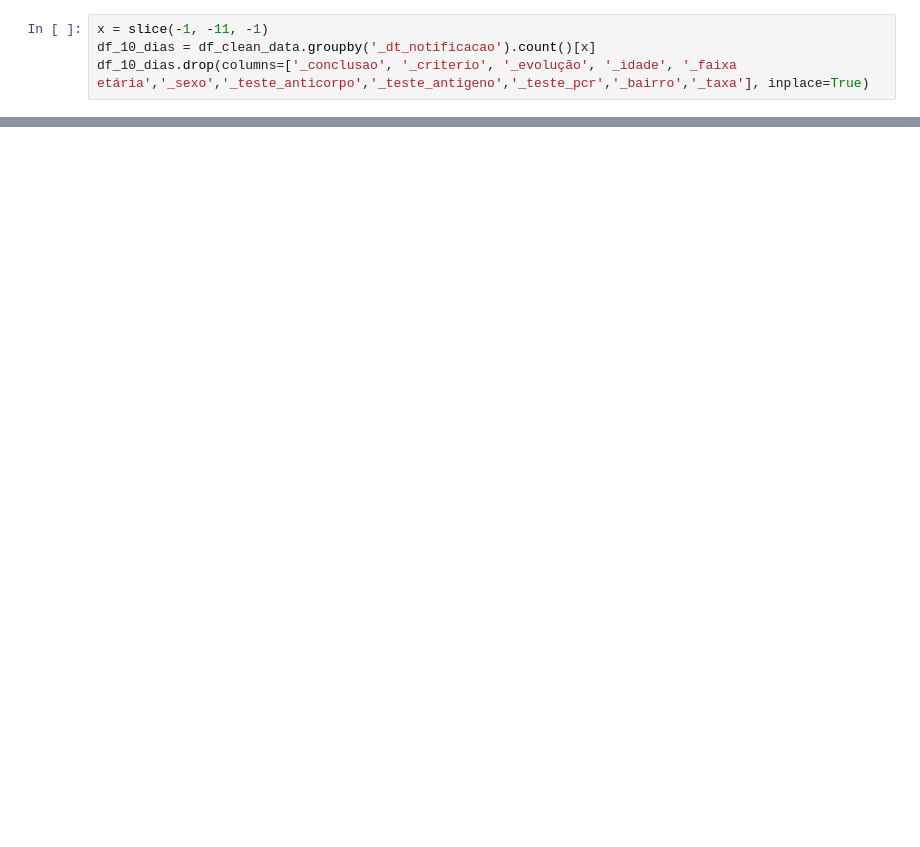
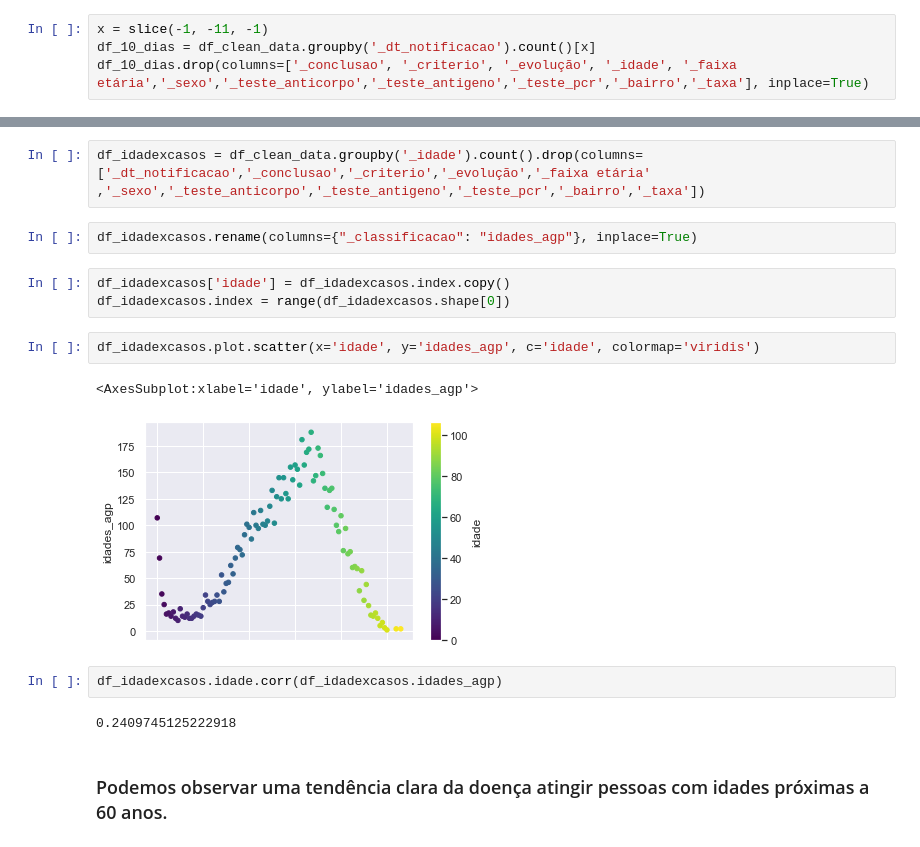
Before and after one commit to thiagos98/data-analysis-manaus, a Jupyter notebook: main.ipynb, the cells around one changed output, grey strips where cells are left out. Drawn from its saved outputs; the diff is of its cells as text; blank space fills up the shorter version.

```diff
--- a/main.ipynb
+++ b/main.ipynb
@@ -495,0 +468,18 @@ ax = ax
+# %%
+df_idadexcasos = df_clean_data.groupby('_idade').count().drop(columns=['_dt_notificacao','_conclusao','_criterio','_evolução','_faixa etária' ,'_sexo','_teste_anticorpo','_teste_antigeno','_teste_pcr','_bairro','_taxa'])
+# %%
+df_idadexcasos.rename(columns={"_classificacao": "idades_agp"}, inplace=True)
+# %%
+df_idadexcasos['idade'] = df_idadexcasos.index.copy()
+df_idadexcasos.index = range(df_idadexcasos.shape[0])
+# %%
+df_idadexcasos.plot.scatter(x='idade', y='idades_agp', c='idade', colormap='viridis')
+# %% [output]
+<AxesSubplot:xlabel='idade', ylabel='idades_agp'>
+[figure, added]
+# %%
+df_idadexcasos.idade.corr(df_idadexcasos.idades_agp)
+# %% [output]
+0.2409745125222918
+# %% [markdown]
+### Podemos observar uma tendência clara da doença atingir pessoas com idades próximas a 60 anos.
```
Also changed, not shown: parts of 61 cells of this notebook.
